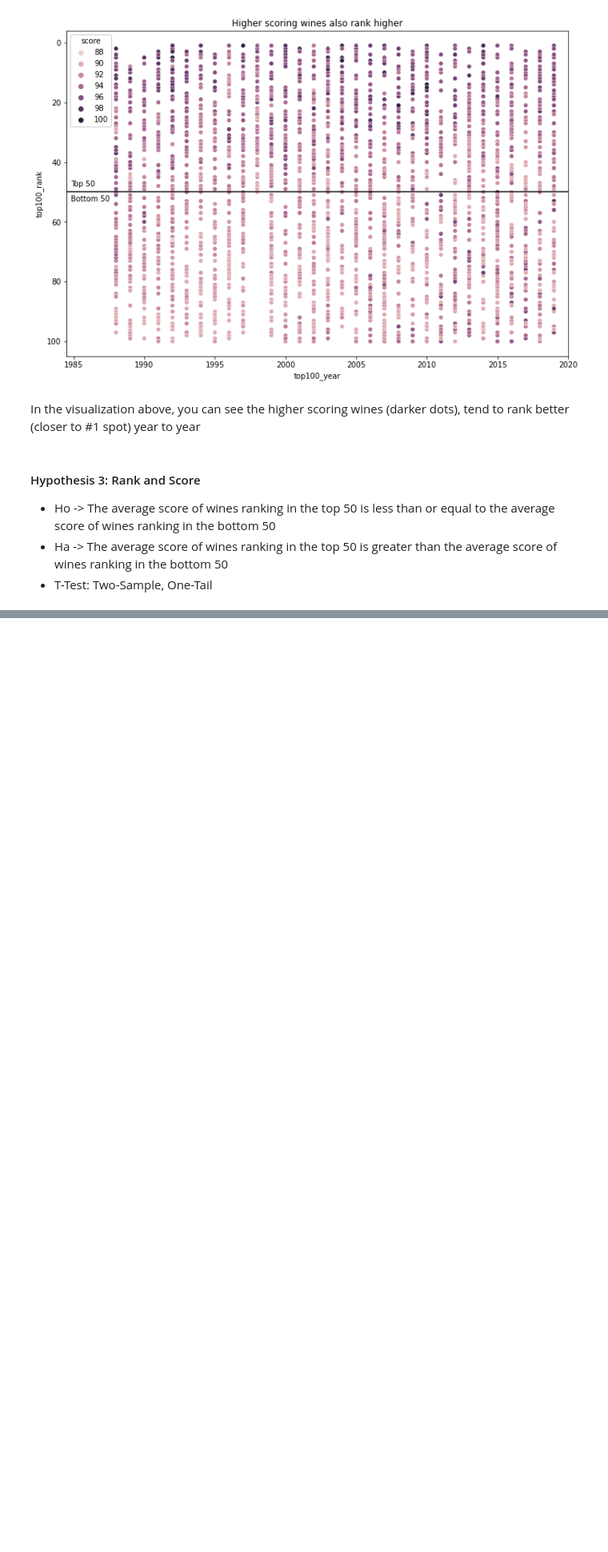
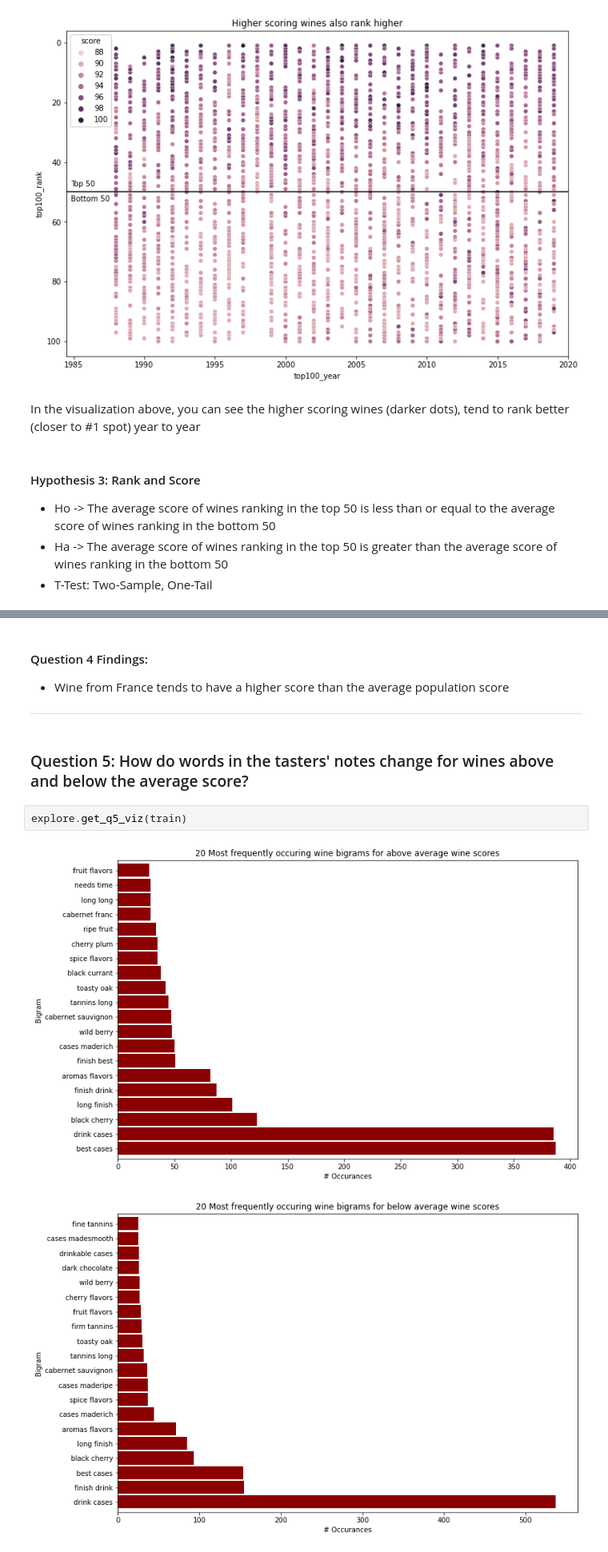
Before and after one commit to morgancross2/wine_rankings, a Jupyter notebook: final_report.ipynb, the cells around one changed output, grey strips where cells are left out. Shown: that part at 80% size. Cells and saved outputs as stored; diff of their text form; blank space fills up the shorter version.

```diff
--- a/final_report.ipynb
+++ b/final_report.ipynb
@@ -260,0 +226,11 @@ Findings suggest the mean score of wines ranking in the top 50 is higher.
+# %% [markdown]
+#### Question 4 Findings:
+- Wine from France tends to have a higher score than the average population score
+----
+# %% [markdown]
+### Question 5: How do words in the tasters' notes change for wines above and below the average score?
+# %%
+explore.get_q5_viz(train)
+# %% [output]
+[figure, added]
+[figure, added]
```
Also changed, not shown: parts of 37 cells of this notebook, 2 other files.
